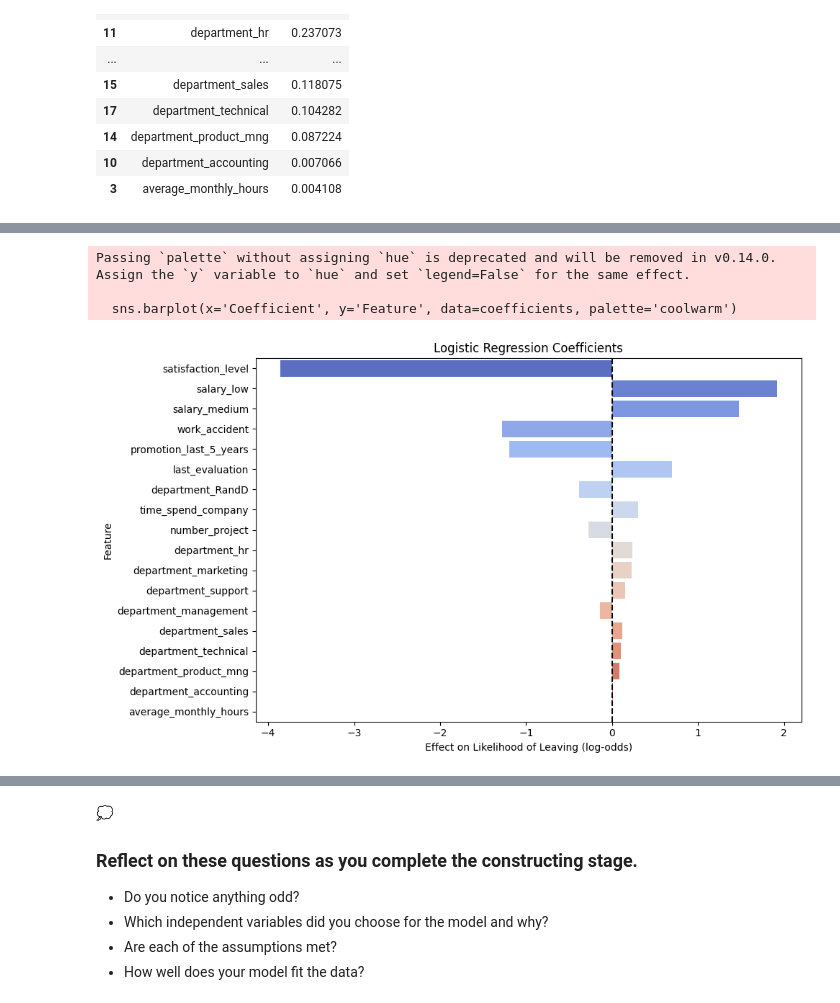
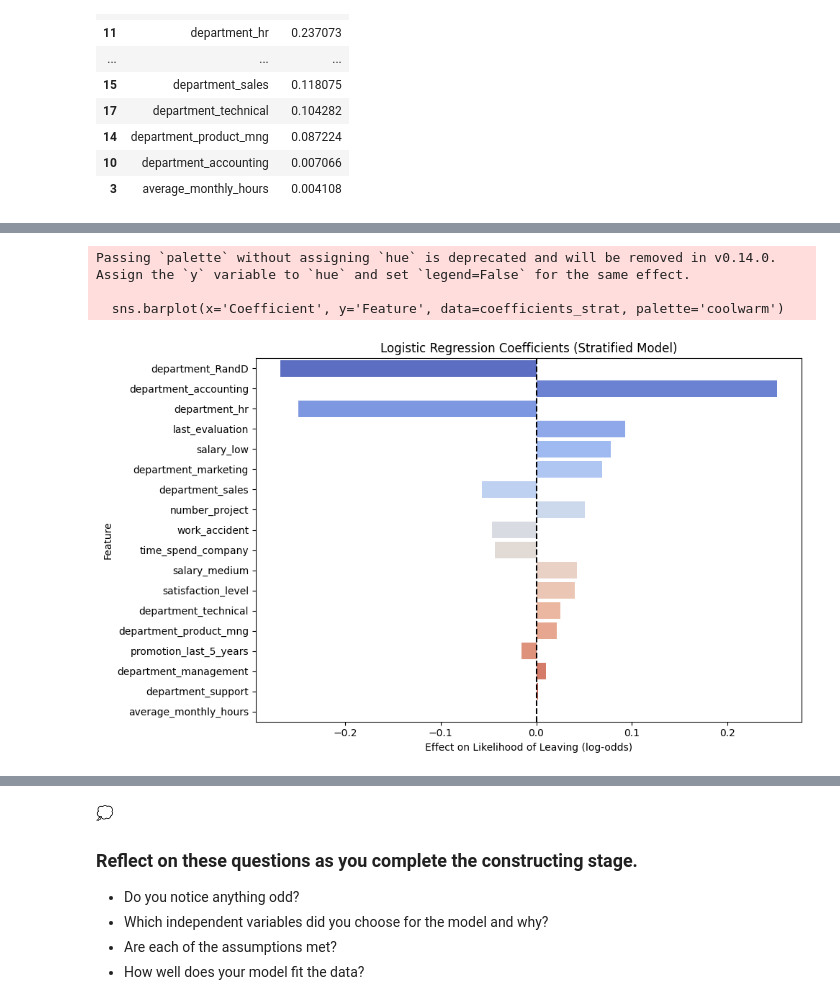
Before and after one commit to edilma/salifor, a Jupyter notebook: Activity_ Course 7 Salifort Motors project lab.ipynb, the cells around one changed output, grey strips where cells are left out. Drawn from its saved outputs; the diff is of its cells as text; code cells hidden in the pictures.

Commit message:
COMPLETED logistic regression modeling.  Stratify model and non-stratified

```diff
--- a/Activity_ Course 7 Salifort Motors project lab.ipynb
+++ b/Activity_ Course 7 Salifort Motors project lab.ipynb
@@ -702,0 +755,10 @@ coefficients
+# %%
+# Stratify model ( to compare with no stratify model )
+### YOUR CODE HERE ###
+# I will use all the variables since they are all cleaned and encoded properly
+X_strat= df_encoded.drop(columns='left')
+y_strat = df_encoded["left"]
+
+X_strat_train, X_strat_test, y_strat_train, y_strat_test = train_test_split(X_strat,y_strat, test_size=0.3,stratify=y_strat, random_state=42)
+# %%
+clf_strat = LogisticRegression(max_iter=1000).fit(X_strat_train,y_train)
@@ -702,0 +771,6 @@ coefficients
+# %%
+import pickle
+
+# Load the stratified logistic regression model from file
+with open("logistic_model_stratified.pkl", "rb") as f:
+    clf_strat = pickle.load(f)
@@ -702,0 +789,16 @@ coefficients
+# %%
+# Create a DataFrame of feature names and their corresponding coefficientsfor the stratified model
+coefficients_strat = pd.DataFrame({
+    'Feature': X_strat.columns,
+    'Coefficient': clf_strat.coef_[0]  # [0] because coef_ is a 2D array with one row
+})
+
+# Sort by absolute value (most influential features at top)
+coefficients_strat['Abs_Coefficient'] = coefficients_strat['Coefficient'].abs()
+coefficients_strat = coefficients_strat.sort_values(by='Abs_Coefficient', ascending=False)
+
+# Drop the helper column if you like
+coefficients_strat.drop(columns='Abs_Coefficient', inplace=True)
+
+# Display
+coefficients_strat
@@ -703,15 +823,15 @@ coefficients
 # %%
 
 plt.figure(figsize=(10, 6))
-sns.barplot(x='Coefficient', y='Feature', data=coefficients, palette='coolwarm')
+sns.barplot(x='Coefficient', y='Feature', data=coefficients_strat, palette='coolwarm')
 plt.axvline(0, color='black', linestyle='--')
-plt.title('Logistic Regression Coefficients')
+plt.title('Logistic Regression Coefficients (Stratified Model)')
 plt.xlabel('Effect on Likelihood of Leaving (log-odds)')
 plt.ylabel('Feature')
 plt.tight_layout()
 plt.show()
 # %% [output]
 Passing `palette` without assigning `hue` is deprecated and will be removed in v0.14.0. Assign the `y` variable to `hue` and set `legend=False` for the same effect.
 
-  sns.barplot(x='Coefficient', y='Feature', data=coefficients, palette='coolwarm')
+  sns.barplot(x='Coefficient', y='Feature', data=coefficients_strat, palette='coolwarm')
-[figure, old version]
+[figure, new version]
```
Also changed, not shown: parts of 21 cells of this notebook.
